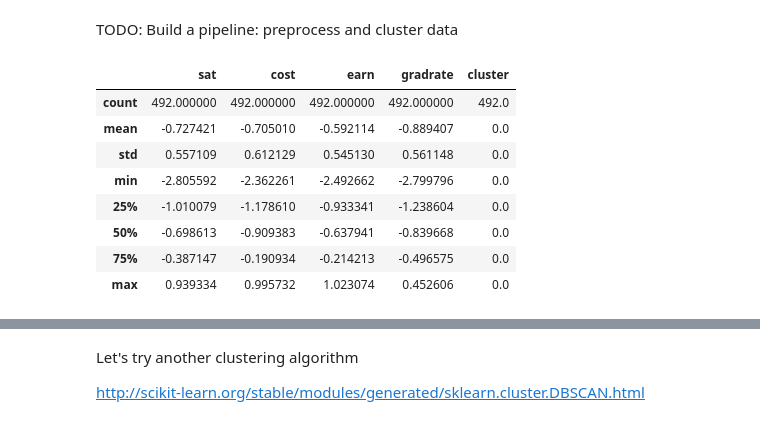
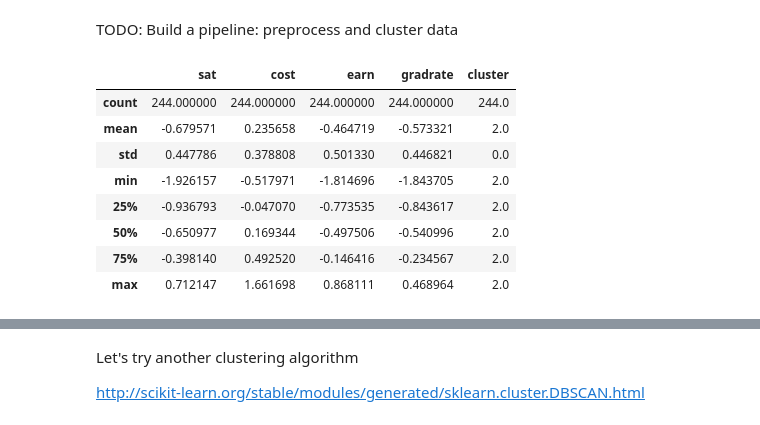
Before and after one commit to peterfig/intro2ml, a Jupyter notebook: college.ipynb, the cells around one changed output, grey strips where cells are left out. Saved outputs shown, nothing was run; the diff lists cells and outputs as text; code cells hidden in the pictures.

```diff
--- a/college.ipynb
+++ b/college.ipynb
@@ -484,7 +719,8 @@ http://scikit-learn.org/stable/modules/generated/sklearn.preprocessing.scale.htm
 
 http://scikit-learn.org/stable/modules/clustering.html
 # %%
-dfc = df2011[['sat', 'AvgYrCostAcademic', 'earn10', 'completionRate']].dropna()
+col_list = ['sat', 'AvgYrCostAcademic', 'earn10', 'completionRate']
+dfc = df2011[col_list].dropna()
 # %%
 dfc.describe()
 # %% [output]
@@ -597,5 +861,5 @@ pandas.DataFrame(skpp.scale(dfc)).rename(columns={0:'sat', 1:'cost', 2:'earn', 3
 # %%
-dfscale = pandas.DataFrame(skpp.scale(dfc)).rename(columns={0:'sat', 1:'cost', 2:'earn', 3:'gradrate'})
+dfscale = pandas.DataFrame(scale(dfc)).rename(columns={0:'sat', 1:'cost', 2:'earn', 3:'gradrate'})
 dfscale.describe()
 # %% [output]
 |  | sat | cost | earn | gradrate |
@@ -642,0 +906,4 @@ KMeans(copy_x=True, init='k-means++', max_iter=300, n_clusters=3, n_init=10,
+# %%
+
+km = KMeans(n_clusters=7)
+km.fit(dfscale)
@@ -648,0 +920,2 @@ array([2, 2, 0, ..., 2, 0, 2])
+# %%
+clusters = km.fit_predict(dfscale)
@@ -745,17 +1035,18 @@ array([[<matplotlib.axes._subplots.AxesSubplot object at 0x...>,
 TODO: Build a pipeline: preprocess and cluster data
 # %%
 # we can extract data belonging to a particular cluster
-dfscale[dfscale['cluster'] == 0].describe()
+condition = dfscale['cluster'] == 2
+dfscale[condition].describe()
 # %% [output]
 |  | sat | cost | earn | gradrate | cluster |
-| count | 492.000000 | 492.000000 | 492.000000 | 492.000000 | 492.0 |
-| mean | -0.727421 | -0.705010 | -0.592114 | -0.889407 | 0.0 |
-| std | 0.557109 | 0.612129 | 0.545130 | 0.561148 | 0.0 |
-| min | -2.805592 | -2.362261 | -2.492662 | -2.799796 | 0.0 |
-| 25% | -1.010079 | -1.178610 | -0.933341 | -1.238604 | 0.0 |
-| 50% | -0.698613 | -0.909383 | -0.637941 | -0.839668 | 0.0 |
-| 75% | -0.387147 | -0.190934 | -0.214213 | -0.496575 | 0.0 |
-| max | 0.939334 | 0.995732 | 1.023074 | 0.452606 | 0.0 |
+| count | 244.000000 | 244.000000 | 244.000000 | 244.000000 | 244.0 |
+| mean | -0.679571 | 0.235658 | -0.464719 | -0.573321 | 2.0 |
+| std | 0.447786 | 0.378808 | 0.501330 | 0.446821 | 0.0 |
+| min | -1.926157 | -0.517971 | -1.814696 | -1.843705 | 2.0 |
+| 25% | -0.936793 | -0.047070 | -0.773535 | -0.843617 | 2.0 |
+| 50% | -0.650977 | 0.169344 | -0.497506 | -0.540996 | 2.0 |
+| 75% | -0.398140 | 0.492520 | -0.146416 | -0.234567 | 2.0 |
+| max | 0.712147 | 1.661698 | 0.868111 | 0.468964 | 2.0 |
 # %%
 # let's find out more about the different cluster characteristics
 clustergroup = dfscale.groupby('cluster')
```
Also changed, not shown: parts of 85 cells of this notebook, 7 other files.
